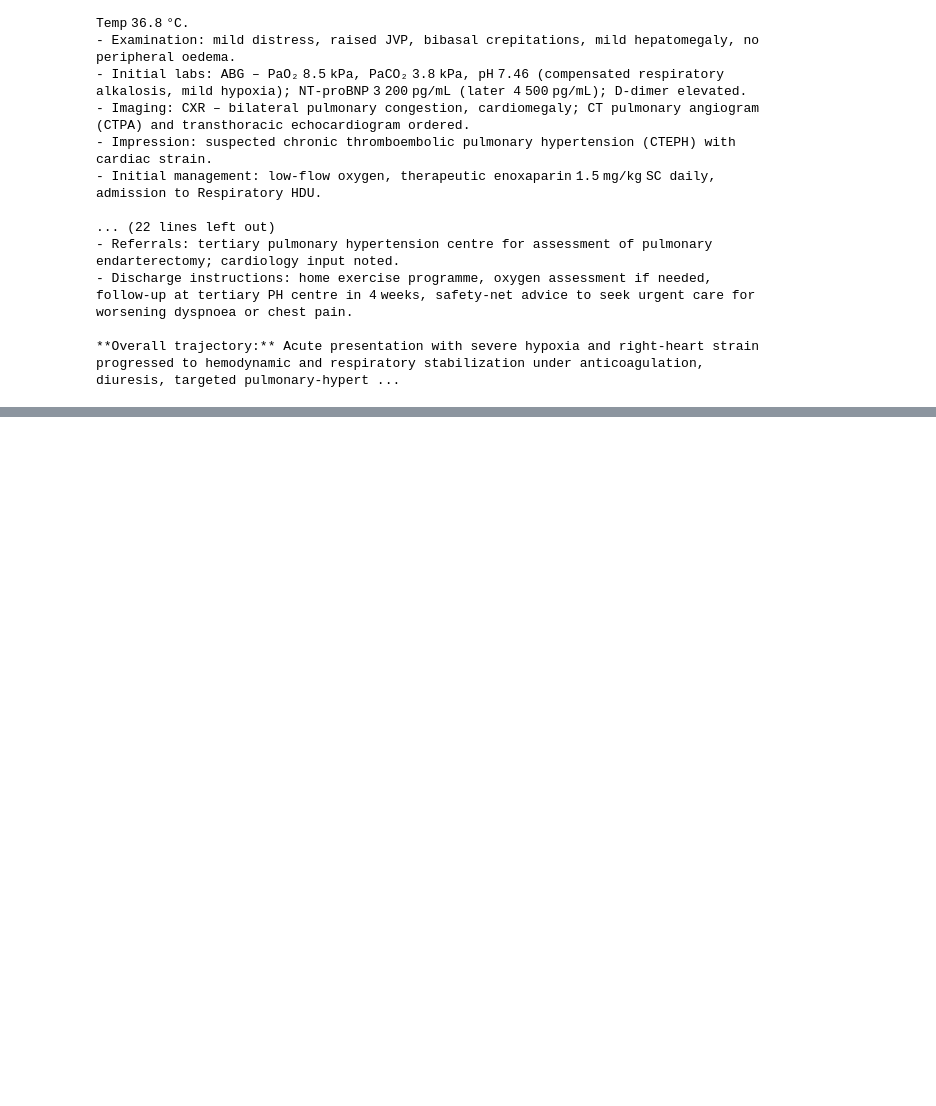
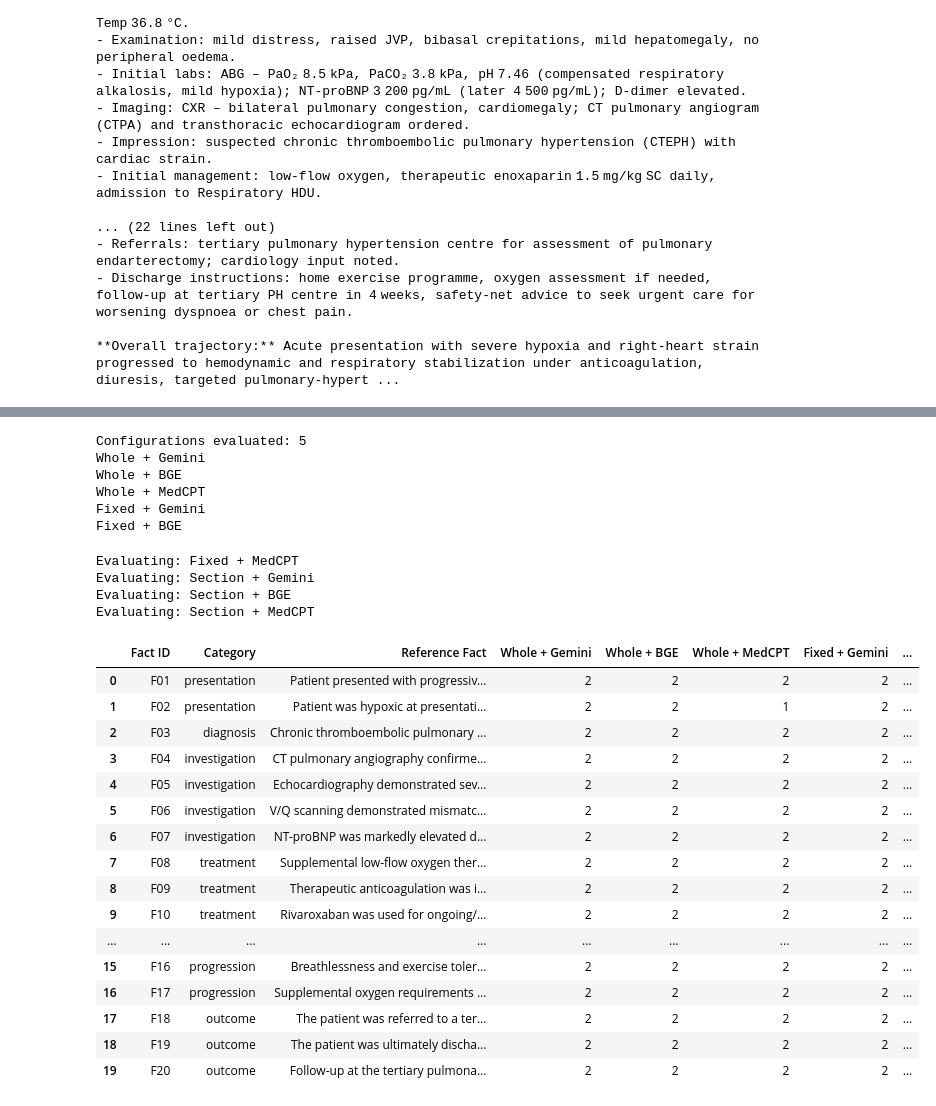
Before and after one commit to pallavi-cs-ai/clinical-summarization-eval, a Jupyter notebook: notebooks/03_workflow_2_rag_experiments.ipynb, the cells around one changed output, grey strips where cells are left out. Drawn from its saved outputs; the diff is of its cells as text; code cells hidden in the pictures; blank space fills up the shorter version.

```diff
--- a/notebooks/03_workflow_2_rag_experiments.ipynb
+++ b/notebooks/03_workflow_2_rag_experiments.ipynb
@@ -2673,0 +3986,3 @@ print(medcpt_whole_summary)
+# %%
+for config_name in rag_summaries:
+    evaluation_matrix[config_name] = None
@@ -2673,0 +4124,12 @@ print(medcpt_whole_summary)
+# %%
+whole_gemini_coverage = evaluate_reference_coverage(
+    rag_summaries["Whole + Gemini"],
+    reference_facts
+)
+
+for result in whole_gemini_coverage:
+    print(
+        result["fact_id"],
+        "| Score:", result["score"],
+        "| Evidence:", result["evidence"]
+    )
@@ -2673,0 +4228,65 @@ print(medcpt_whole_summary)
+# %%
+print("Configurations evaluated:", len(coverage_results))
+
+for name in coverage_results:
+    print(name)
+# %% [output]
+Configurations evaluated: 5
+Whole + Gemini
+Whole + BGE
+Whole + MedCPT
+Fixed + Gemini
+Fixed + BGE
+# %%
+# Evaluate ONLY configurations that have not already been completed.
+# This avoids repeating API calls for stored results.
+
+for config_name, summary in rag_summaries.items():
+    if config_name in coverage_results:
+        continue
+
+    print(f"Evaluating: {config_name}")
+
+    coverage_results[config_name] = evaluate_reference_coverage(
+        summary,
+        reference_facts
+    )
+# %% [output]
+Evaluating: Fixed + MedCPT
+Evaluating: Section + Gemini
+Evaluating: Section + BGE
+Evaluating: Section + MedCPT
+# %%
+# Fill the 20 x 9 evaluation matrix with coverage scores
+
+for config_name, results in coverage_results.items():
+
+    score_map = {
+        item["fact_id"]: item["score"]
+        for item in results
+    }
+
+    evaluation_matrix[config_name] = (
+        evaluation_matrix["Fact ID"]
+        .map(score_map)
+    )
+
+evaluation_matrix
+# %% [output]
+|  | Fact ID | Category | Reference Fact | Whole + Gemini | Whole + BGE | Whole + MedCPT | Fixed + Gemini | ... |
+| 0 | F01 | presentation | Patient presented with progressiv... | 2 | 2 | 2 | 2 | ... |
+| 1 | F02 | presentation | Patient was hypoxic at presentati... | 2 | 2 | 1 | 2 | ... |
+| 2 | F03 | diagnosis | Chronic thromboembolic pulmonary ... | 2 | 2 | 2 | 2 | ... |
+| 3 | F04 | investigation | CT pulmonary angiography confirme... | 2 | 2 | 2 | 2 | ... |
+| 4 | F05 | investigation | Echocardiography demonstrated sev... | 2 | 2 | 2 | 2 | ... |
+| 5 | F06 | investigation | V/Q scanning demonstrated mismatc... | 2 | 2 | 2 | 2 | ... |
+| 6 | F07 | investigation | NT-proBNP was markedly elevated d... | 2 | 2 | 2 | 2 | ... |
+| 7 | F08 | treatment | Supplemental low-flow oxygen ther... | 2 | 2 | 2 | 2 | ... |
+| 8 | F09 | treatment | Therapeutic anticoagulation was i... | 2 | 2 | 2 | 2 | ... |
+| 9 | F10 | treatment | Rivaroxaban was used for ongoing/... | 2 | 2 | 2 | 2 | ... |
+| ... | ... | ... | ... | ... | ... | ... | ... | ... |
+| 15 | F16 | progression | Breathlessness and exercise toler... | 2 | 2 | 2 | 2 | ... |
+| 16 | F17 | progression | Supplemental oxygen requirements ... | 2 | 2 | 2 | 2 | ... |
+| 17 | F18 | outcome | The patient was referred to a ter... | 2 | 2 | 2 | 2 | ... |
+| 18 | F19 | outcome | The patient was ultimately discha... | 2 | 2 | 2 | 2 | ... |
+| 19 | F20 | outcome | Follow-up at the tertiary pulmona... | 2 | 2 | 2 | 2 | ... |
```
Also changed, not shown: parts of 55 cells of this notebook, 2 other files.
